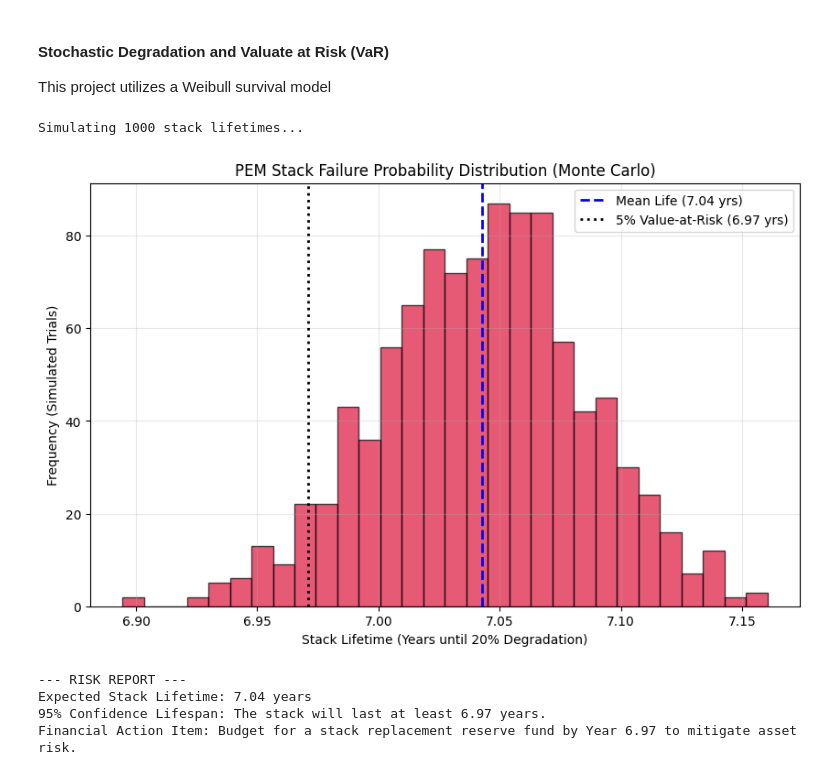
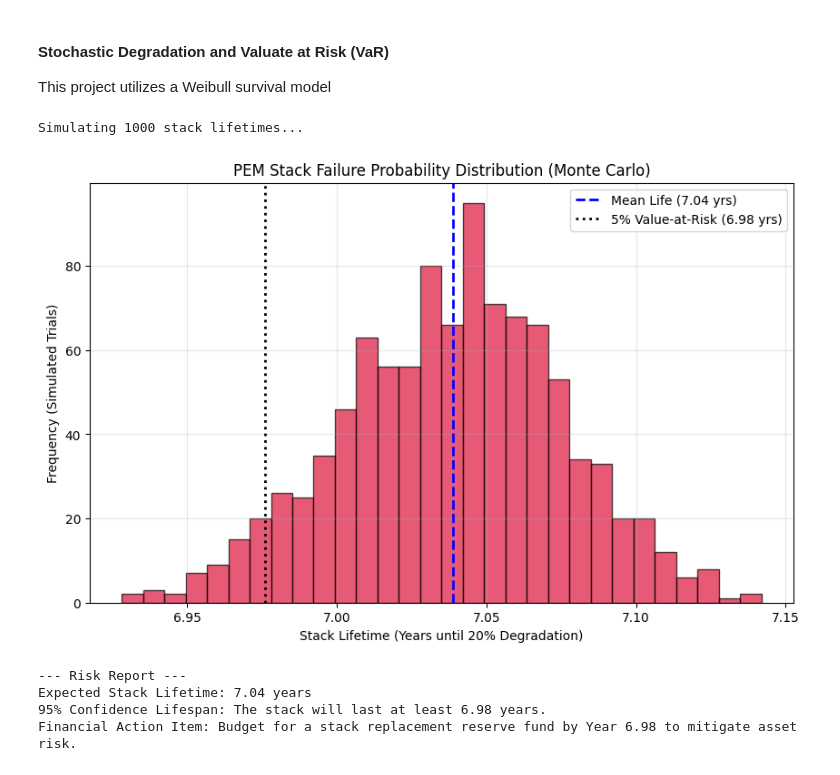
Before and after one commit to bekahaadams314/thermo-economic-analysis-pemwe, a Jupyter notebook: stochastic_degradation_and_VaR_PEMWE.ipynb, the cells around one changed output. Cells and saved outputs as stored; diff of their text form; code cells hidden in the pictures.

```diff
--- a/stochastic_degradation_and_VaR_PEMWE.ipynb
+++ b/stochastic_degradation_and_VaR_PEMWE.ipynb
@@ -9,9 +9,7 @@ import numpy as np
 import pandas as pd
 import matplotlib.pyplot as plt
 
-# ==========================================
-# 1. THE DYNAMIC DEGRADATION MECHANISM
-# ==========================================
+# Degredation mechanism for PEMWE stack
 class DegradingPEMStack:
     def __init__(self, initial_efficiency=0.70):
         self.efficiency = initial_efficiency
@@ -23,10 +21,7 @@ class DegradingPEMStack:
         self.ramping_penalty  = 0.000005   # Mechanical stress from transient cycles
 
     def step_one_hour(self, current_load, previous_load):
-        """
-        Calculates the damage done to the PEM stack in a single hour
-        based on how dynamically it was operated.
-        """
+
         if current_load == 0:
             return  # Stack is off, minimal/no dynamic wear
 
@@ -47,15 +42,11 @@ class DegradingPEMStack:
         self.health = max(0.0, self.health)
 
         # Efficiency degrades proportionally as cell voltage increases over time
-        # (e.g., losing 15% of your initial health drops your efficiency)
         self.efficiency = initial_efficiency * (0.85 + 0.15 * self.health)
 
-# Running a Lifetime System Simulation
+# Running a lifetime system simulation
 def simulate_lifetime(renewable_profile_pool):
-    """
-    Simulates the PEM stack hour-by-hour across multiple years
-    until its health completely fails or hits an EOL threshold.
-    """
+
     stack = DegradingPEMStack()
     hours_alive = 0
     previous_load = 0.0
@@ -78,9 +69,9 @@ def simulate_lifetime(renewable_profile_pool):
 
     return hours_alive / 8760.0  # Return lifetime in years
 
-# The Monte Carlo Loop & VaR)
+# THe Monte Carlo Lopp and VaR
 # Creating 10 different dummy synthetic solar/wind profiles (1 year long each)
-np.random.seed(101)
+np.random.seed(np.random.randint(50,100)) # so that everytime I see different results, but I can also switch back the value to one number and get consistent results
 base_year = np.clip(np.sin(np.linspace(0, 2*np.pi*365, 8760)) + 0.2, 0, 1)
 profile_pool = [np.clip(base_year + np.random.normal(0, 0.25, 8760), 0, 1) for _ in range(10)]
 
@@ -92,36 +83,36 @@ print(f"Simulating {mc_iterations} stack lifetimes...")
 for i in range(mc_iterations):
     years_to_failure = simulate_lifetime(profile_pool)
     lifetimes.append(years_to_failure)
 
 # Convert results to a pandas array for easy financial statistics
 lifetimes = np.array(lifetimes)
 
 # Calculate Quant Finance Risk Metrics: Value at Risk (VaR)
 # 5% VaR means there is a 5% chance the stack will fail BEFORE this date.
 var_5_pct = np.percentile(lifetimes, 5)
 mean_lifetime = np.mean(lifetimes)
 
-# Visualization of Risk Dispersion
+# Visualizing Risk Dispersion
 plt.figure(figsize=(10, 6))
 plt.hist(lifetimes, bins=30, color='crimson', alpha=0.7, edgecolor='black')
 plt.axvline(mean_lifetime, color='blue', linestyle='dashed', linewidth=2, label=f'Mean Life ({mean_lifetime:.2f} yrs)')
 plt.axvline(var_5_pct, color='black', linestyle='dotted', linewidth=2, label=f'5% Value-at-Risk ({var_5_pct:.2f} yrs)')
 
 plt.title('PEM Stack Failure Probability Distribution (Monte Carlo)')
 plt.xlabel('Stack Lifetime (Years until 20% Degradation)')
 plt.ylabel('Frequency (Simulated Trials)')
 plt.legend()
 plt.grid(True, alpha=0.3)
 plt.show()
 
 print(f"--- Risk Report ---")
 print(f"Expected Stack Lifetime: {mean_lifetime:.2f} years")
 print(f"95% Confidence Lifespan: The stack will last at least {var_5_pct:.2f} years.")
 print(f"Financial Action Item: Budget for a stack replacement reserve fund by Year {var_5_pct:.2f} to mitigate asset risk.")
 # %% [output]
 Simulating 1000 stack lifetimes...
-[figure, old version]
+[figure, new version]
---- RISK REPORT ---
+--- Risk Report ---
 Expected Stack Lifetime: 7.04 years
-95% Confidence Lifespan: The stack will last at least 6.97 years.
-Financial Action Item: Budget for a stack replacement reserve fund by Year 6.97 to mitigate asset risk.
+95% Confidence Lifespan: The stack will last at least 6.98 years.
+Financial Action Item: Budget for a stack replacement reserve fund by Year 6.98 to mitigate asset risk.
```
